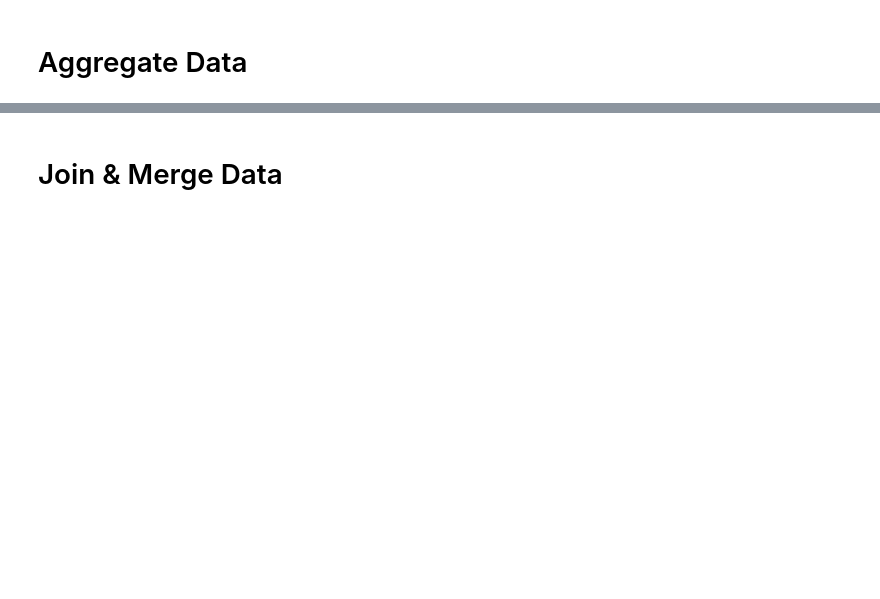
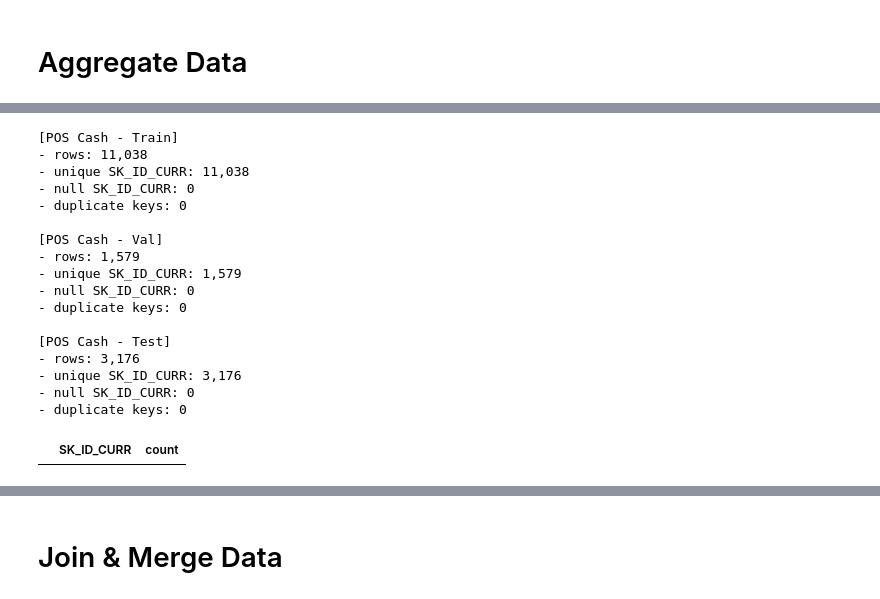
Before and after one commit to RPasch/CreditScoringProject, a Jupyter notebook: feature_eng.ipynb, the cells around one changed output, grey strips where cells are left out. Drawn from its saved outputs; the diff is of its cells as text; code cells hidden in the pictures; blank space fills up the shorter version.

```diff
--- a/feature_eng.ipynb
+++ b/feature_eng.ipynb
@@ -390,0 +1262,23 @@ We have High missing values in :
+# %%
+check_key_uniqueness(pos_train_agg, "SK_ID_CURR", "POS Cash - Train")
+check_key_uniqueness(pos_val_agg,   "SK_ID_CURR", "POS Cash - Val")
+check_key_uniqueness(pos_test_agg,  "SK_ID_CURR", "POS Cash - Test")
+# %% [output]
+[POS Cash - Train]
+- rows: 11,038
+- unique SK_ID_CURR: 11,038
+- null SK_ID_CURR: 0
+- duplicate keys: 0
+
+[POS Cash - Val]
+- rows: 1,579
+- unique SK_ID_CURR: 1,579
+- null SK_ID_CURR: 0
+- duplicate keys: 0
+
+[POS Cash - Test]
+- rows: 3,176
+- unique SK_ID_CURR: 3,176
+- null SK_ID_CURR: 0
+- duplicate keys: 0
+|  | SK_ID_CURR | count |
```
Also changed, not shown: parts of 25 cells of this notebook, 19 other files.
